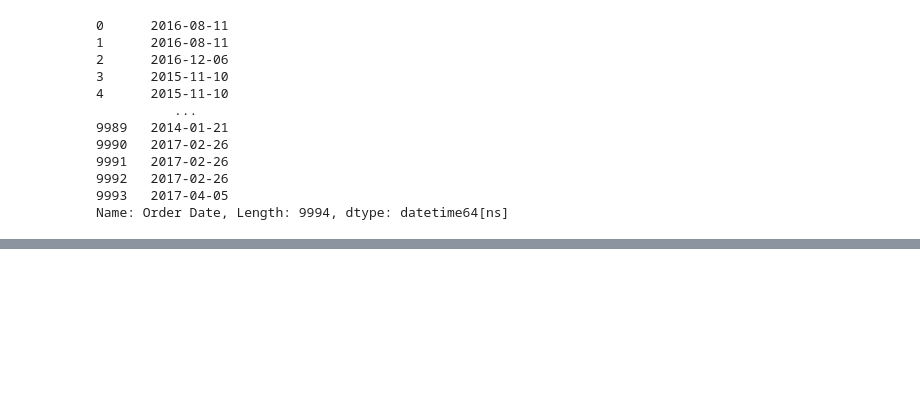
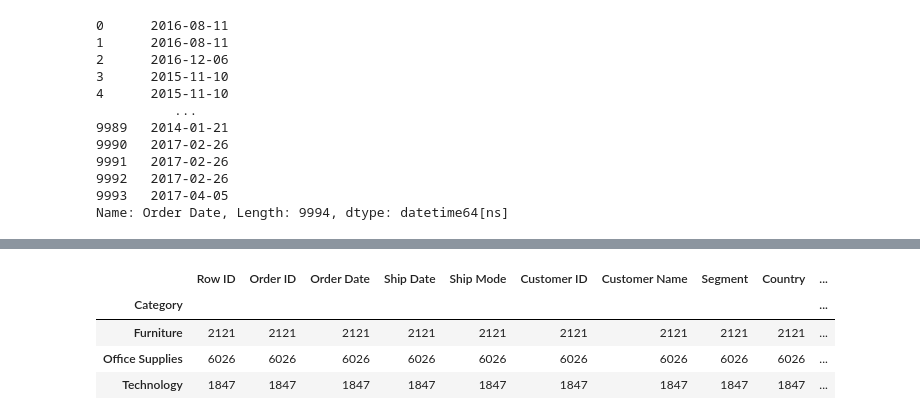
Before and after one commit to satyamranatc/DA-With-Python, a Jupyter notebook: LearningPandas/main.ipynb, the cells around one changed output, grey strips where cells are left out. Cells and saved outputs as stored; diff of their text form; code cells hidden in the pictures; blank space fills up the shorter version.

```diff
--- a/LearningPandas/main.ipynb
+++ b/LearningPandas/main.ipynb
@@ -267,0 +450,8 @@ df.dropna(subset=['Order Date'], inplace = True)
+# %%
+df.groupby("Category").count()
+# %% [output]
+|  | Row ID | Order ID | Order Date | Ship Date | Ship Mode | Customer ID | Customer Name | Segment | Country | ... |
+| Category |  |  |  |  |  |  |  |  |  | ... |
+| Furniture | 2121 | 2121 | 2121 | 2121 | 2121 | 2121 | 2121 | 2121 | 2121 | ... |
+| Office Supplies | 6026 | 6026 | 6026 | 6026 | 6026 | 6026 | 6026 | 6026 | 6026 | ... |
+| Technology | 1847 | 1847 | 1847 | 1847 | 1847 | 1847 | 1847 | 1847 | 1847 | ... |
```
Also changed, not shown: parts of 19 cells of this notebook, 1 other file.
